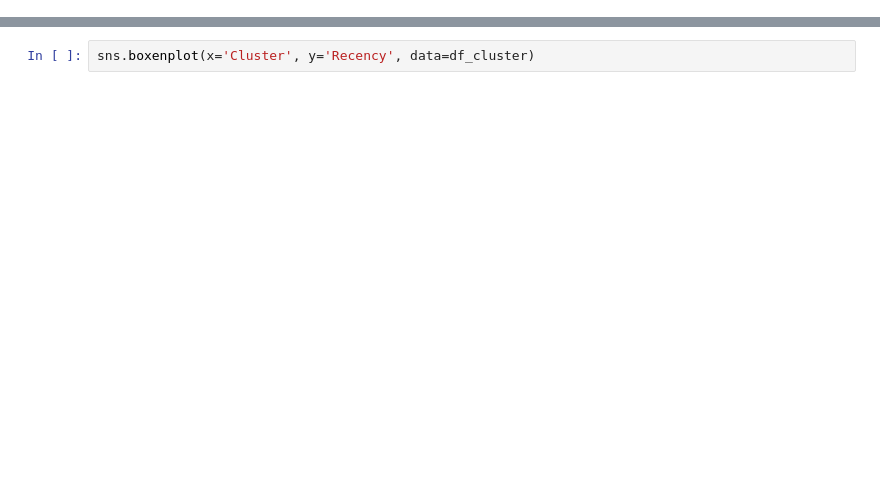
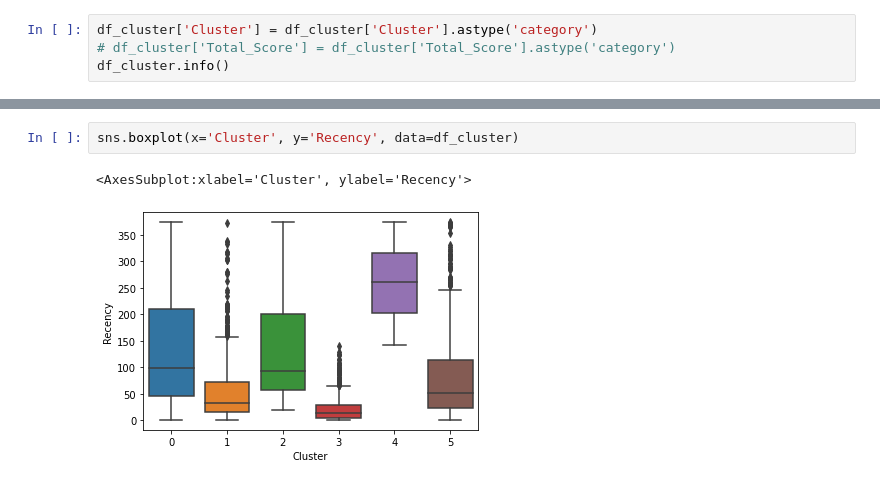
Before and after one commit to frandak2/online_retail_analysis, a Jupyter notebook: notebooks/Cluster_analysis.ipynb, the cells around one changed output, grey strips where cells are left out. Saved outputs shown, nothing was run; the diff lists cells and outputs as text; blank space fills up the shorter version.

```diff
--- a/notebooks/Cluster_analysis.ipynb
+++ b/notebooks/Cluster_analysis.ipynb
@@ -17,0 +33,4 @@ df_cluster
+# %%
+df_cluster['Cluster'] = df_cluster['Cluster'].astype('category')
+# df_cluster['Total_Score'] = df_cluster['Total_Score'].astype('category')
+df_cluster.info()
@@ -18,5 +52,8 @@ df_cluster
 # %%
-sns.boxenplot(x='Cluster', y='Recency', data=df_cluster)
+sns.boxplot(x='Cluster', y='Recency', data=df_cluster)
+# %% [output]
+<AxesSubplot:xlabel='Cluster', ylabel='Recency'>
+[figure, added]
 # %%
 sq1=df_cluster.groupby('Cluster')['CustomerID'].nunique().sort_values(ascending=False).reset_index()
 plt.figure(figsize=(12,8))
```
Also changed, not shown: parts of 14 cells of this notebook, 7 other files.
